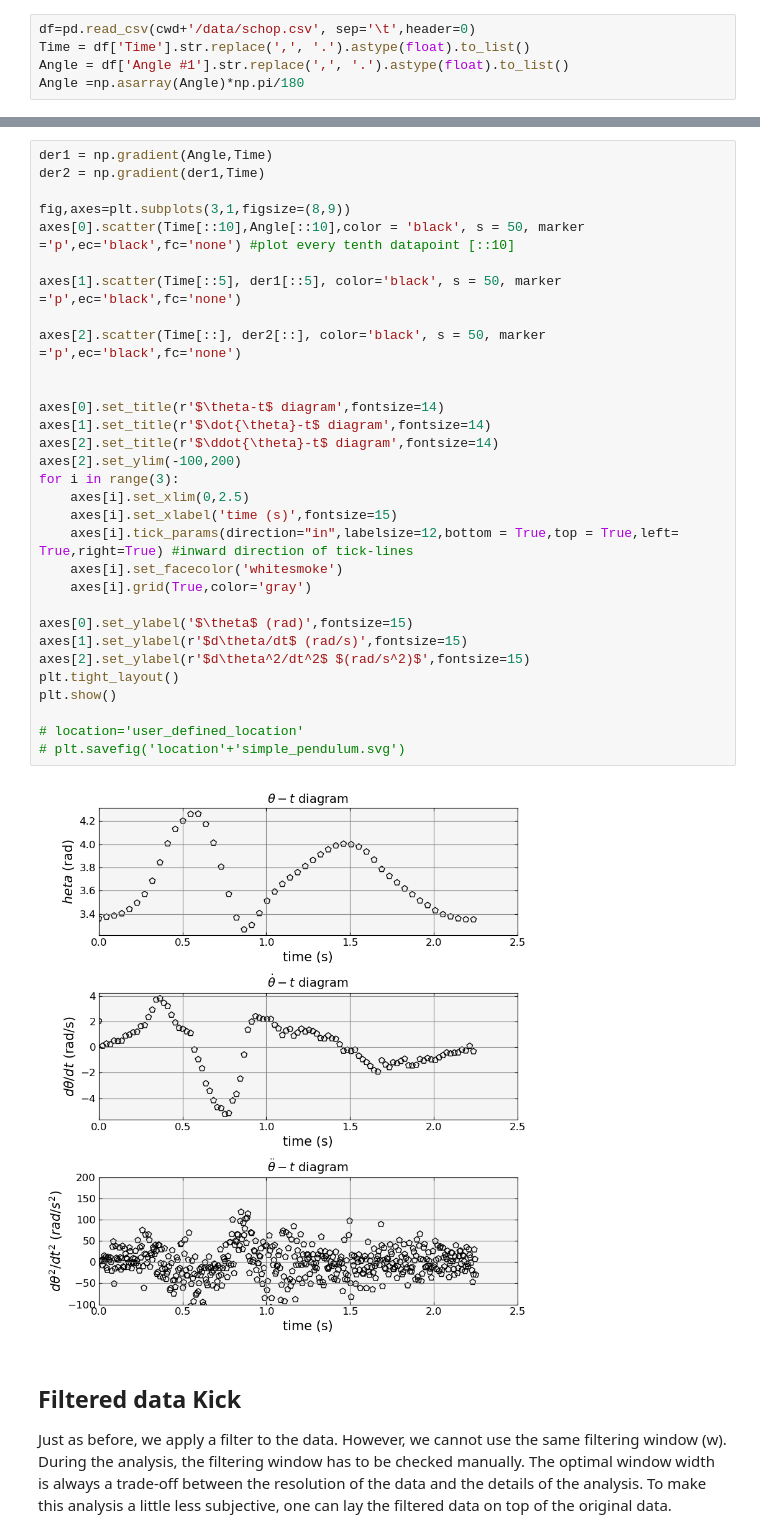
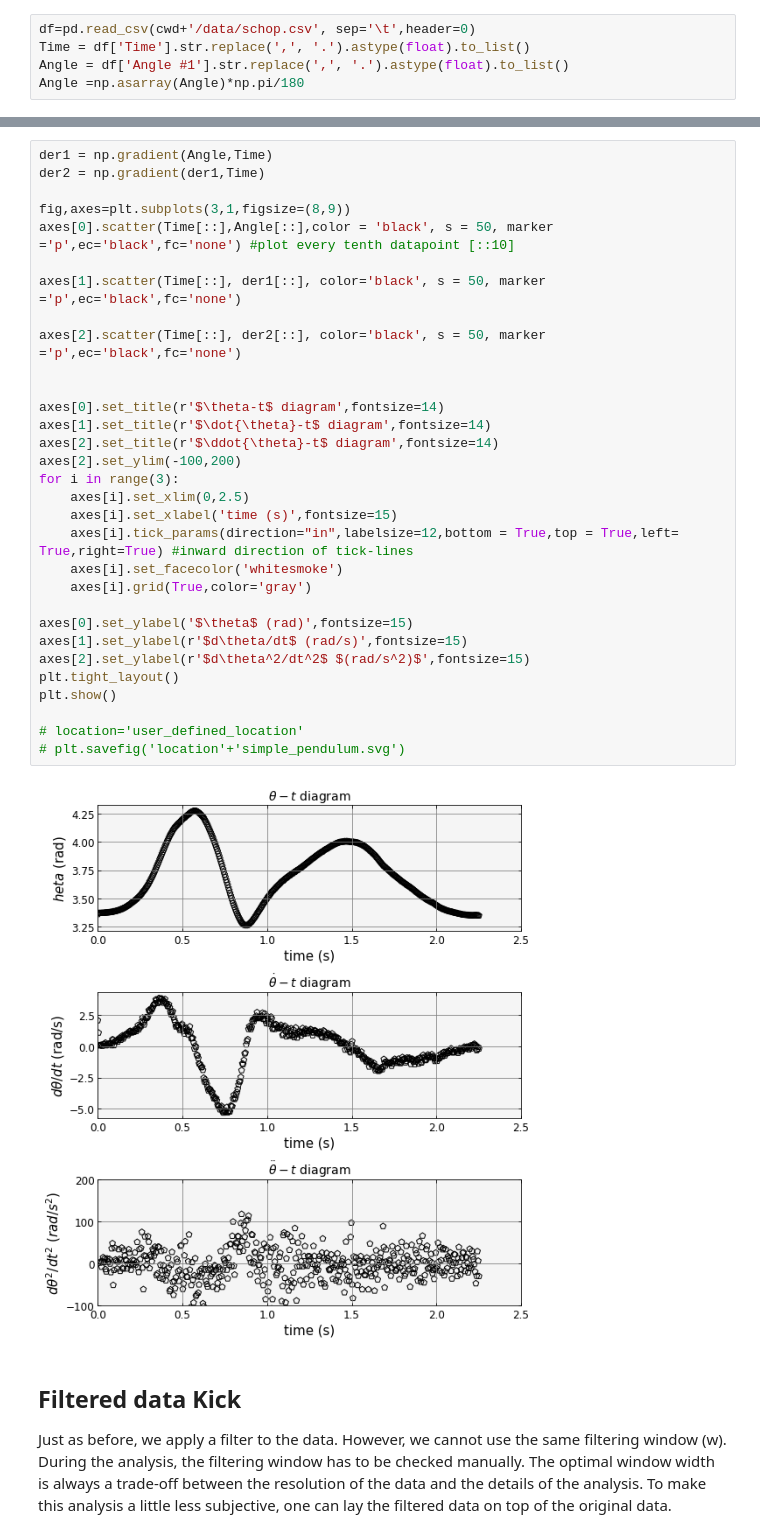
Before and after one commit to JBusink/Ndiff, a Jupyter notebook: code/Notebook_Pendulum.ipynb, the cells around one changed output, grey strips where cells are left out. Cells and saved outputs as stored; diff of their text form.

```diff
--- a/code/Notebook_Pendulum.ipynb
+++ b/code/Notebook_Pendulum.ipynb
@@ -342,36 +342,36 @@ plt.show()
 # %%
 der1 = np.gradient(Angle,Time)
 der2 = np.gradient(der1,Time)
 
 fig,axes=plt.subplots(3,1,figsize=(8,9))
-axes[0].scatter(Time[::10],Angle[::10],color = 'black', s = 50, marker ='p',ec='black',fc='none') #plot every tenth datapoint [::10]
+axes[0].scatter(Time[::],Angle[::],color = 'black', s = 50, marker ='p',ec='black',fc='none') #plot every tenth datapoint [::10]
 
-axes[1].scatter(Time[::5], der1[::5], color='black', s = 50, marker ='p',ec='black',fc='none')
+axes[1].scatter(Time[::], der1[::], color='black', s = 50, marker ='p',ec='black',fc='none')
 
 axes[2].scatter(Time[::], der2[::], color='black', s = 50, marker ='p',ec='black',fc='none')
 
 
 axes[0].set_title(r'$\theta-t$ diagram',fontsize=14)
 axes[1].set_title(r'$\dot{\theta}-t$ diagram',fontsize=14)
 axes[2].set_title(r'$\ddot{\theta}-t$ diagram',fontsize=14)
 axes[2].set_ylim(-100,200)
 for i in range(3):
     axes[i].set_xlim(0,2.5)
     axes[i].set_xlabel('time (s)',fontsize=15)
     axes[i].tick_params(direction="in",labelsize=12,bottom = True,top = True,left= True,right=True) #inward direction of tick-lines
     axes[i].set_facecolor('whitesmoke')
     axes[i].grid(True,color='gray')
 
 axes[0].set_ylabel('$\theta$ (rad)',fontsize=15)
 axes[1].set_ylabel(r'$d\theta/dt$ (rad/s)',fontsize=15)
 axes[2].set_ylabel(r'$d\theta^2/dt^2$ $(rad/s^2)$',fontsize=15)
 plt.tight_layout()
 plt.show()
 
 # location='user_defined_location'
 # plt.savefig('location'+'simple_pendulum.svg')
 # %% [output]
-[figure, old version]
+[figure, new version]
 # %% [markdown]
 ## Filtered data Kick
 
```
Also changed, not shown: parts of 9 cells of this notebook.
